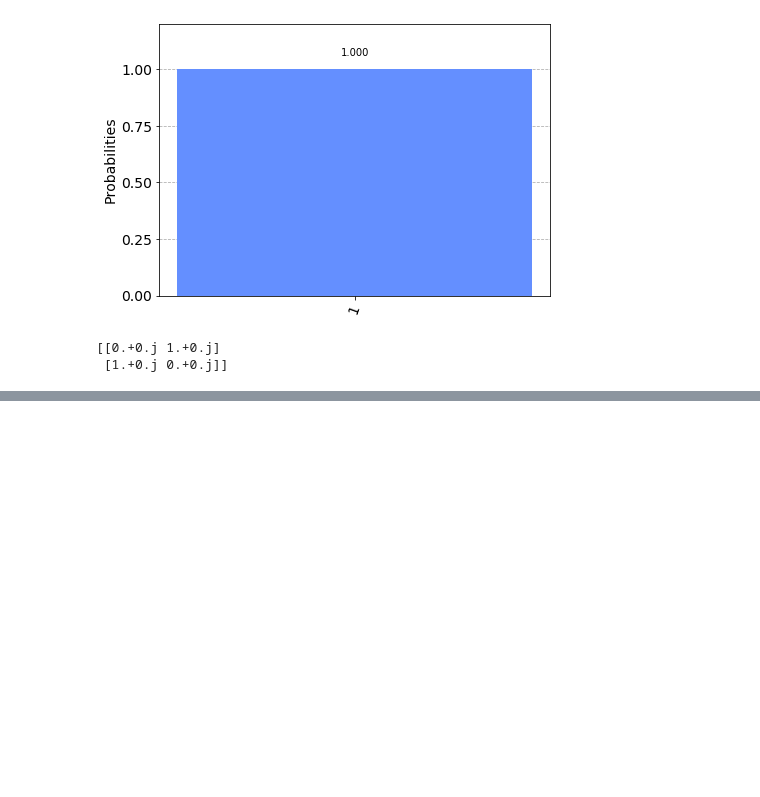
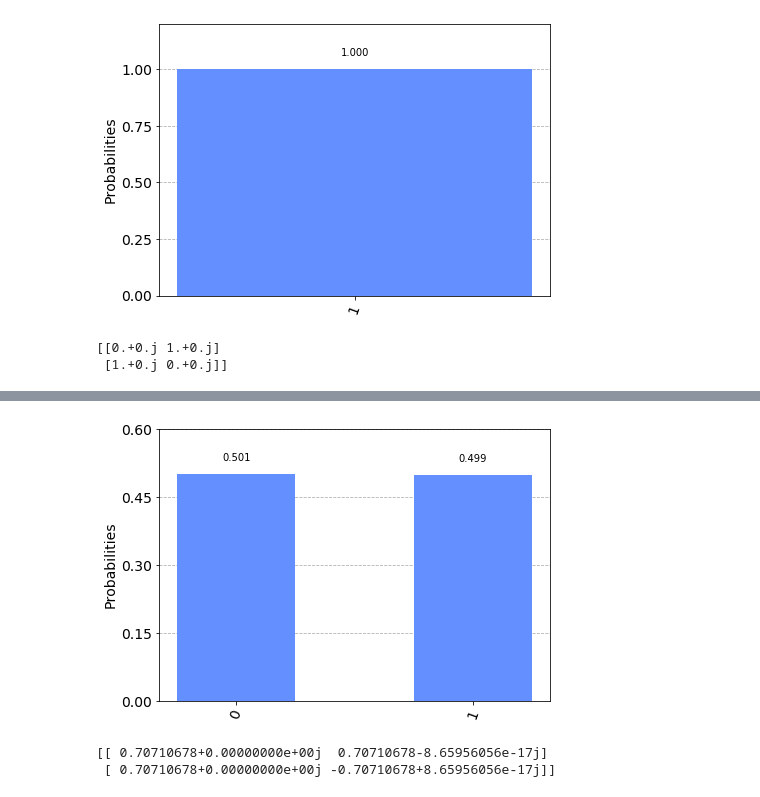
Before and after one commit to lakshayrastogi/Quantum-Computing-Experiments, a Jupyter notebook: Quantum Gates.ipynb, the cells around one changed output, grey strips where cells are left out. Drawn from its saved outputs; the diff is of its cells as text; code cells hidden in the pictures; blank space fills up the shorter version.

```diff
--- a/Quantum Gates.ipynb
+++ b/Quantum Gates.ipynb
@@ -39,0 +61,18 @@ print(unitary)
+# %%
+circuit.measure([0], [0])
+backend = Aer.get_backend('qasm_simulator')
+result = execute(circuit, backend = backend, shots = 20000).result() #higher the number of shots, the closer it gets to being equally partitioned
+counts = result.get_counts()
+plot_histogram(counts)
+# %% [output]
+[figure, added]
+# %%
+circuit = QuantumCircuit(1,1)
+circuit.h(0)
+simulator = Aer.get_backend('unitary_simulator')
+result = execute(circuit, backend = simulator).result()
+unitary = result.get_unitary()
+print(unitary)
+# %% [output]
+[[ 0.70710678+0.00000000e+00j  0.70710678-8.65956056e-17j]
+ [ 0.70710678+0.00000000e+00j -0.70710678+8.65956056e-17j]]
```
Also changed, not shown: parts of 4 cells of this notebook.
